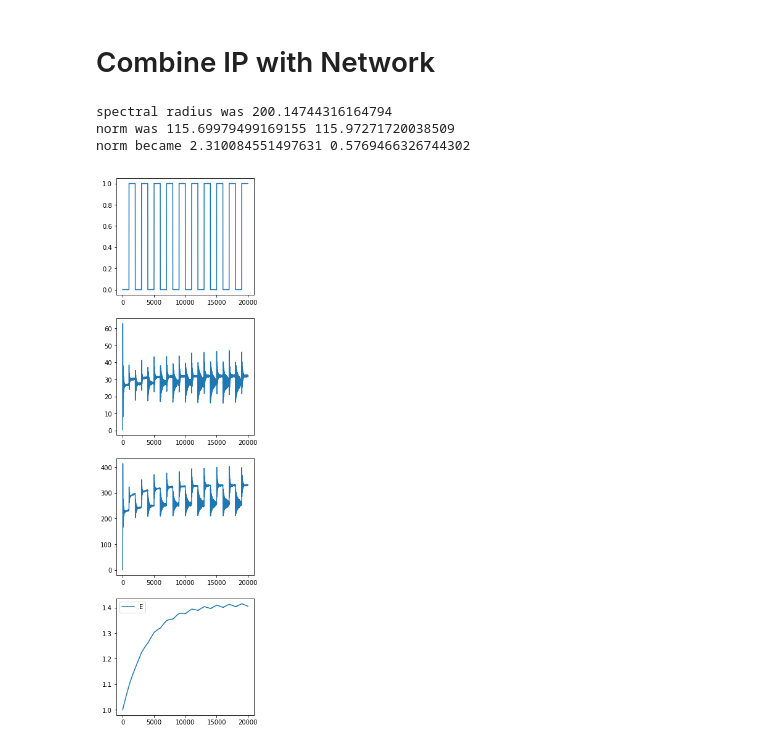
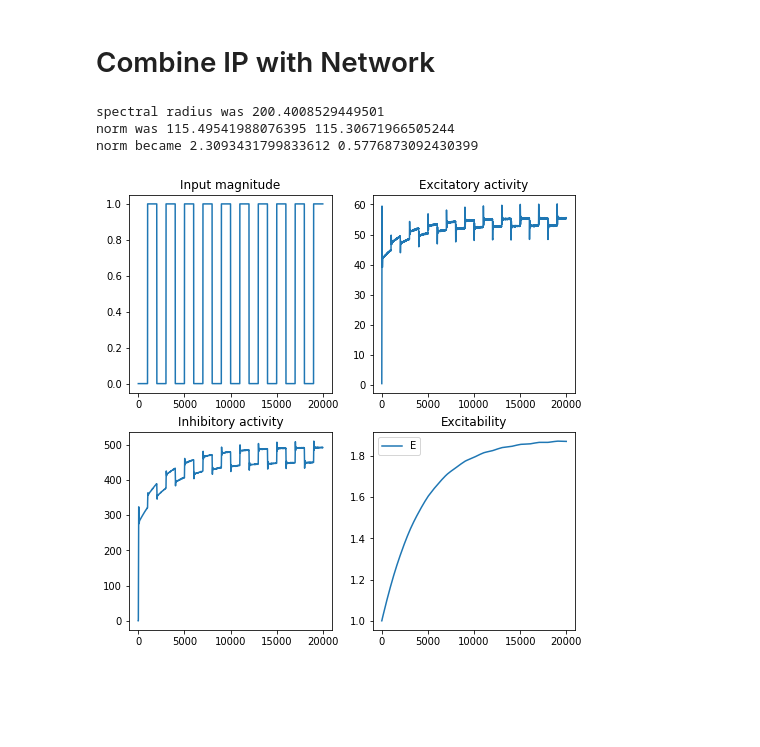
Before and after one commit to aleksejs-fomins/memory-hippo-ca3, a Jupyter notebook: self-contained/excitatory-ip/test1.ipynb, the cells around one changed output. Cells and saved outputs as stored; diff of their text form; code cells hidden in the pictures; blank space fills up the shorter version.

```diff
--- a/self-contained/excitatory-ip/test1.ipynb
+++ b/self-contained/excitatory-ip/test1.ipynb
@@ -114,7 +114,7 @@ def RHS_XY(X, Y, I, p):
     IeffX = I + p['W_EE'].dot(X) - p['W_IE'].dot(Y)
     IeffY = p['W_EI'].dot(X)
     rhs_X = (-X + p['x_max']*sig(IeffX / p['x_slope'])) / p['tau_X']
-    rhs_Y = (-Y + p['y_max']*(IeffY / p['y_slope'])**1) / p['tau_Y']
+    rhs_Y = (-Y + p['y_max']*(IeffY / p['y_slope'])**2) / p['tau_Y']
     return rhs_X, rhs_Y
 
 p = {
@@ -122,16 +122,16 @@ p = {
     'NX'      : 400,      # Number of excitatory neurons
     'NY'      : 100,      # Number of excitatory neurons
     'tau_X'   : 10.0,     # ms, EXC neuronal timescale
-    'tau_Y'   : 30.0,     # ms, INH neuronal timescale
+    'tau_Y'   : 10.0,     # ms, INH neuronal timescale
     'I_min'   : 0.0,     # mV, min input
     'I_max'   : 100.0,    # mV, max input
 
     'x_max'   : 100.0,    # mV, maximum firing rate
     'y_max'   : 100.0,    # mV, maximum firing rate
-    'x_slope' : 100.0,    # mV, maximum firing rate
-    'y_slope' : 400.0,    # mV, maximum firing rate
+    'x_slope' : 70.0,     # mV, slope
+    'y_slope' : 150.0,    # mV, slope
     'dt'      : 0.1,      # ms, discretization time
-    'T'       : 300.0,   # ms, simulation time
+    'T'       : 3000.0,   # ms, simulation time
     'T_Inp'   : 1000.0    # ms, frequency of input change
 }
 
@@ -234,7 +234,7 @@ As expected, the original image quickly diappears from the network
 def RHS_XYE(X, Y, E, I, p):
     INP_X = I + p['W_EE'].dot(X) - p['W_IE'].dot(Y)
     rhs_X = (-X + p['x_max']*E*sig(INP_X / p['x_slope'])) / p['tau_X']
-    rhs_Y = (-Y + nonlinY(p['W_EI'].dot(X), p))  / p['tau_Y']
+    rhs_Y = (-Y + p['y_max']*(p['W_EI'].dot(X) / p['y_slope'])**2) / p['tau_Y']
     rhs_E = (E_ST(X, p) - E) / p['tau_E']
     return rhs_X, rhs_Y, rhs_E
 
@@ -245,10 +245,12 @@ p = {
     'tau_X' : 10.0,     # ms, EXC neuronal timescale
     'tau_Y' : 30.0,     # ms, INH neuronal timescale
     'tau_E' : 4000.0,   # ms, EXC_IP timescale
-    'x_max' : 100.0,    # mV, maximum firing rate
-    'x_slope' : 10.0,   # mV, sigmoidal conversion from input to state
+    'x_max'   : 100.0,    # mV, maximum firing rate
+    'y_max'   : 100.0,    # mV, maximum firing rate
+    'x_slope' : 50.0,   # mV, sigmoidal conversion from input to state
+    'y_slope' : 100.0,    # mV, sigmoidal conversion from input to state
     'I_min' : 10.0,     # mV, min input
-    'I_max' : 50.0,     # mV, max input
+    'I_max' : 50.0,    # mV, max input
     'g_E'   : 2.0,      # excitatory gain
     'X_mu'  : 30.0,     # mV, average firing rate
     'X_s'   : 10.0,     # mV, EXC_IP sensitivity
@@ -292,39 +294,43 @@ I_template[:10, :10] = 1.0
 
 I_arr_img = p['I_min'] + (p['I_max'] - p['I_min']) * np.outer(I_arr, I_template.flatten())
 I_arr_img += np.random.normal(0, p['I_max']/2, I_arr_img.shape)
 
 
 ###################
 # Simulate
 ###################
 
 N_STEP = t_arr.shape[0]
 X_arr = np.zeros((N_STEP, p['NX']))
 E_arr = np.zeros((N_STEP, p['NX']))
 Y_arr = np.zeros((N_STEP, p['NY']))
 X_arr[0] = np.random.uniform(0, 1, p['NX'])
 Y_arr[0] = np.random.uniform(0, 1, p['NY'])
 E_arr[0] = np.ones(p['NX'])
 
 for i in range(1, N_STEP):
     VX, VY, VE = RHS_XYE(X_arr[i-1], Y_arr[i-1], E_arr[i-1], I_arr_img[i-1], p)
     X_arr[i] = X_arr[i-1] + VX * p['dt']
     Y_arr[i] = Y_arr[i-1] + VY * p['dt']
     E_arr[i] = E_arr[i-1] + VE * p['dt']
 
 X_nrm = np.mean(X_arr, axis=1)
 Y_nrm = np.mean(Y_arr, axis=1)
 E_nrm = np.mean(E_arr, axis=1)
 
-fig,ax = plt.subplots(nrows=4, figsize=(4, 16))
-ax[0].plot(t_arr, I_arr, label='I')
-ax[1].plot(t_arr, X_nrm, label='X')
-ax[2].plot(t_arr, Y_nrm, label='Y')
-ax[3].plot(t_arr, E_nrm, label='E')
+fig,ax = plt.subplots(nrows=2, ncols=2, figsize=(8, 8))
+ax[0][0].plot(t_arr, I_arr, label='I')
+ax[0][1].plot(t_arr, X_nrm, label='X')
+ax[1][0].plot(t_arr, Y_nrm, label='Y')
+ax[1][1].plot(t_arr, E_nrm, label='E')
+ax[0][0].set_title("Input magnitude")
+ax[0][1].set_title("Excitatory activity")
+ax[1][0].set_title("Inhibitory activity")
+ax[1][1].set_title("Excitability")
 plt.legend()
 plt.show()
 # %% [output]
-spectral radius was 200.14744316164794
-norm was 115.69979499169155 115.97271720038509
-norm became 2.310084551497631 0.5769466326744302
+spectral radius was 200.4008529449501
+norm was 115.49541988076395 115.30671966505244
+norm became 2.3093431799833612 0.5776873092430399
-[figure, old version]
+[figure, new version]
```
Also changed, not shown: parts of 2 cells of this notebook, 9 other files.
